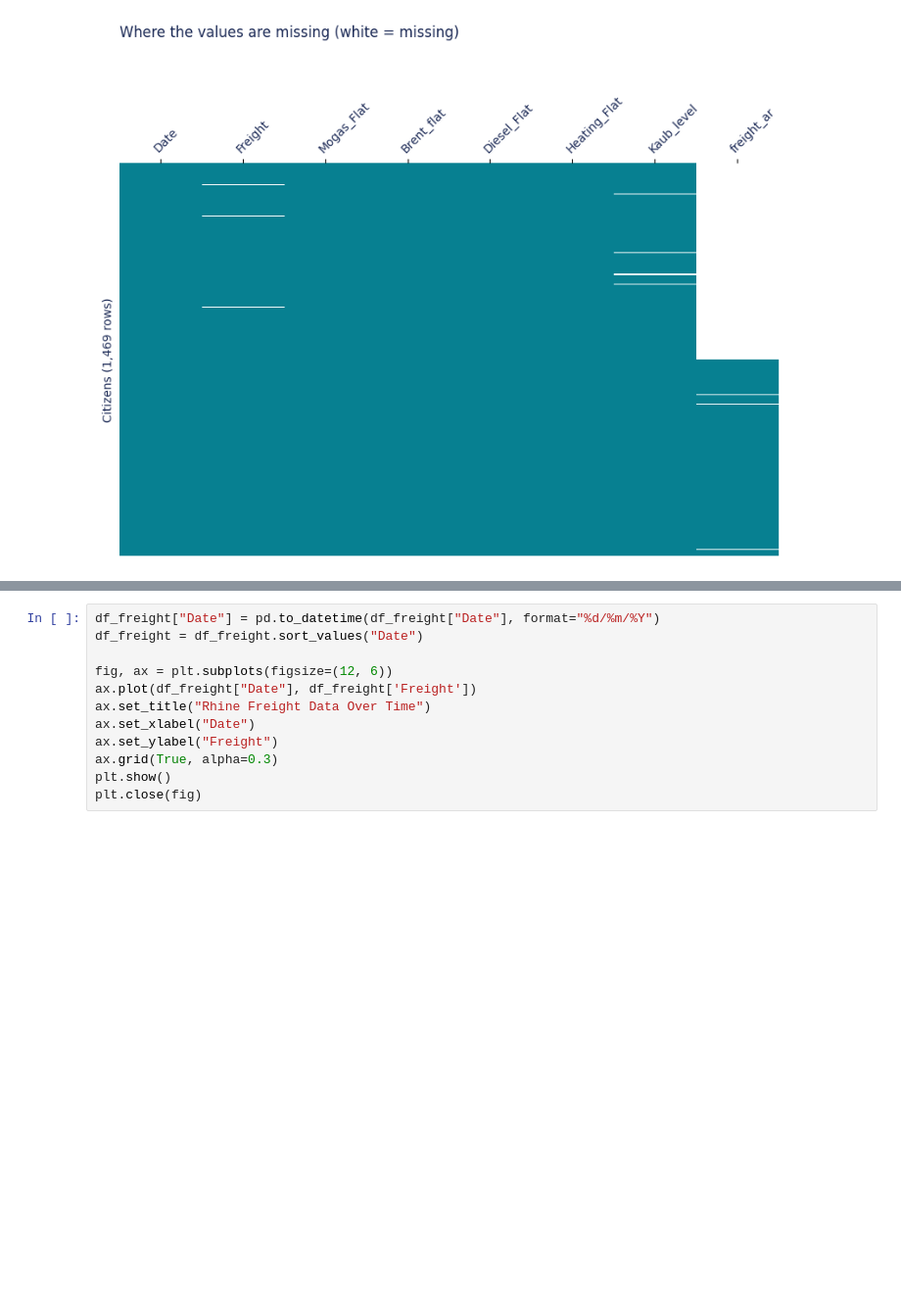
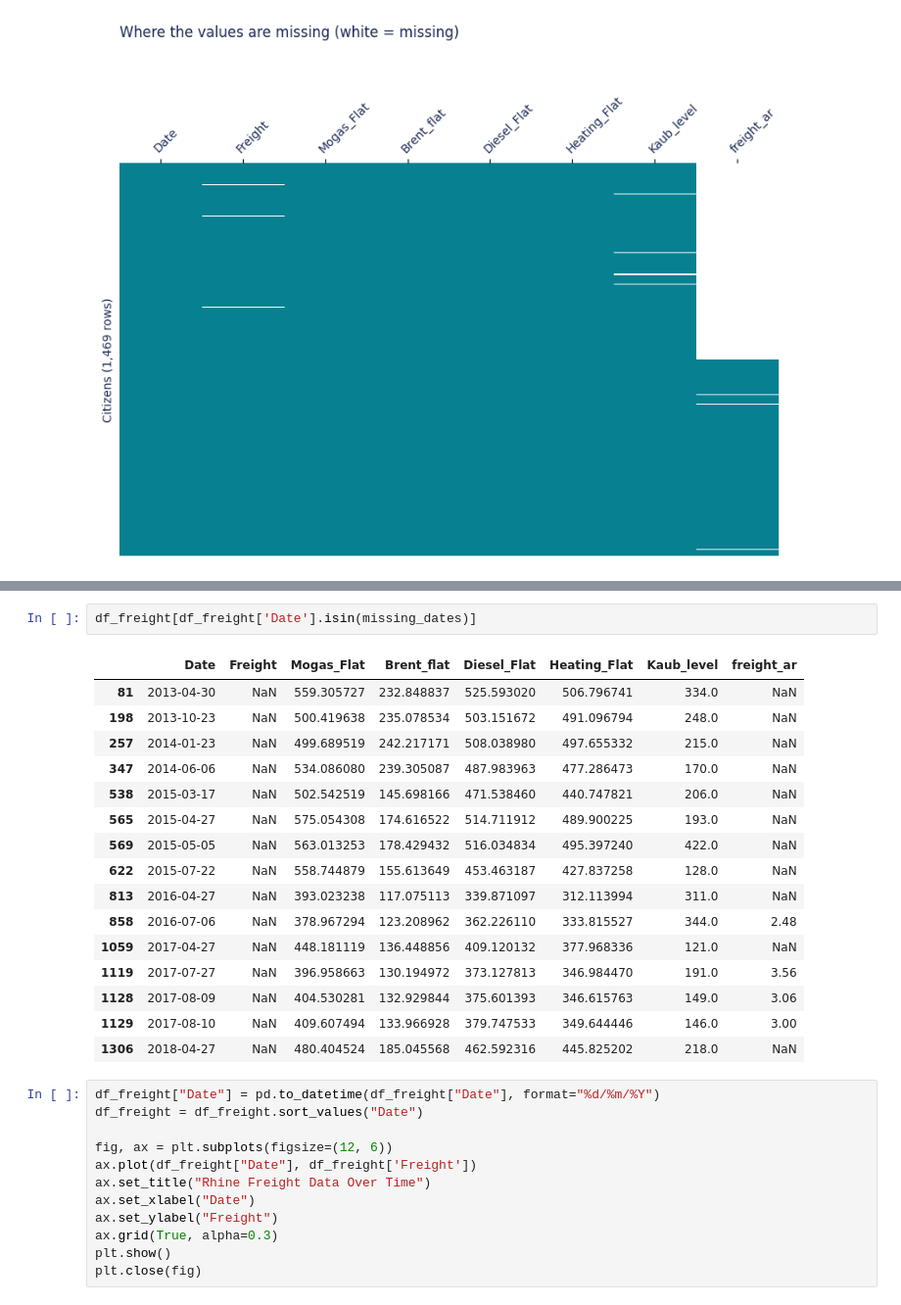
Before and after one commit to pejoCloser/Freight_Challenge, a Jupyter notebook: notebooks/01_eda_freight.ipynb, the cells around one changed output, grey strips where cells are left out. Shown at 98% size. Saved outputs shown, nothing was run; the diff lists cells and outputs as text; blank space fills up the shorter version.

```diff
--- a/notebooks/01_eda_freight.ipynb
+++ b/notebooks/01_eda_freight.ipynb
@@ -111,3 +125,22 @@ plt.close(fig)
+# %%
+df_freight[df_freight['Date'].isin(missing_dates)]
+# %% [output]
+|  | Date | Freight | Mogas_Flat | Brent_flat | Diesel_Flat | Heating_Flat | Kaub_level | freight_ar |
+| 81 | 2013-04-30 | NaN | 559.305727 | 232.848837 | 525.593020 | 506.796741 | 334.0 | NaN |
+| 198 | 2013-10-23 | NaN | 500.419638 | 235.078534 | 503.151672 | 491.096794 | 248.0 | NaN |
+| 257 | 2014-01-23 | NaN | 499.689519 | 242.217171 | 508.038980 | 497.655332 | 215.0 | NaN |
+| 347 | 2014-06-06 | NaN | 534.086080 | 239.305087 | 487.983963 | 477.286473 | 170.0 | NaN |
+| 538 | 2015-03-17 | NaN | 502.542519 | 145.698166 | 471.538460 | 440.747821 | 206.0 | NaN |
+| 565 | 2015-04-27 | NaN | 575.054308 | 174.616522 | 514.711912 | 489.900225 | 193.0 | NaN |
+| 569 | 2015-05-05 | NaN | 563.013253 | 178.429432 | 516.034834 | 495.397240 | 422.0 | NaN |
+| 622 | 2015-07-22 | NaN | 558.744879 | 155.613649 | 453.463187 | 427.837258 | 128.0 | NaN |
+| 813 | 2016-04-27 | NaN | 393.023238 | 117.075113 | 339.871097 | 312.113994 | 311.0 | NaN |
+| 858 | 2016-07-06 | NaN | 378.967294 | 123.208962 | 362.226110 | 333.815527 | 344.0 | 2.48 |
+| 1059 | 2017-04-27 | NaN | 448.181119 | 136.448856 | 409.120132 | 377.968336 | 121.0 | NaN |
+| 1119 | 2017-07-27 | NaN | 396.958663 | 130.194972 | 373.127813 | 346.984470 | 191.0 | 3.56 |
+| 1128 | 2017-08-09 | NaN | 404.530281 | 132.929844 | 375.601393 | 346.615763 | 149.0 | 3.06 |
+| 1129 | 2017-08-10 | NaN | 409.607494 | 133.966928 | 379.747533 | 349.644446 | 146.0 | 3.00 |
+| 1306 | 2018-04-27 | NaN | 480.404524 | 185.045568 | 462.592316 | 445.825202 | 218.0 | NaN |
 # %%
 df_freight["Date"] = pd.to_datetime(df_freight["Date"], format="%d/%m/%Y")
 df_freight = df_freight.sort_values("Date")
```
Also changed, not shown: parts of 14 cells of this notebook, 2 other files.
